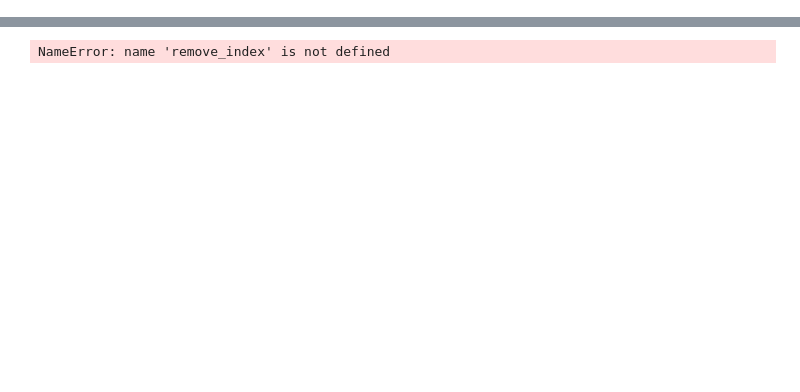
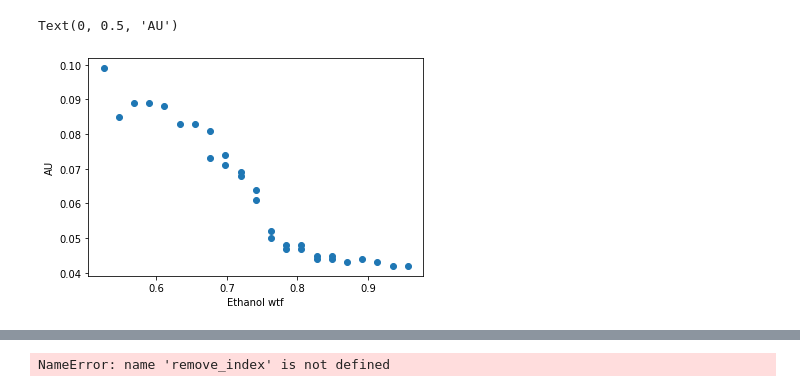
Before and after one commit to pozzo-research-group/OT2Protocols, a Jupyter notebook: ot2protocol/Ouzo_OT2_Sampling/Plate Reader UVVis Processing_final-Copy1.ipynb, the cells around one changed output, grey strips where cells are left out. Cells and saved outputs as stored; diff of their text form; code cells hidden in the pictures; blank space fills up the shorter version.

```diff
--- a/ot2protocol/Ouzo_OT2_Sampling/Plate Reader UVVis Processing_final-Copy1.ipynb
+++ b/ot2protocol/Ouzo_OT2_Sampling/Plate Reader UVVis Processing_final-Copy1.ipynb
@@ -118,3 +122,9 @@ y = [float(i) for i in combined_df['Component 3 wtf'][1:].tolist()][:-1] # remov
 z = [float(i) for i in combined_df[wavelength][1:].tolist()][:-1]
 combined_restricted_xyz = [x,y,z]
 modi = remove_visual_outliers(x,y,z,2) # this should only be used to find the new vmin and vmax but not to exclude
+# %%
+start = 60
+stop = 90
+ethanol = x[start:stop]
+pfh = y[start:stop]
+abs_ = z[start:stop]
@@ -120,0 +151,8 @@ modi = remove_visual_outliers(x,y,z,2) # this should only be used to find the ne
+# %%
+fig, ax = plt.subplots(1)
+ax.scatter(ethanol,abs_)
+ax.set_xlabel('Ethanol wtf')
+ax.set_ylabel('AU')
+# %% [output]
+Text(0, 0.5, 'AU')
+[figure, added]
```
Also changed, not shown: parts of 13 cells of this notebook, 2 other files.
